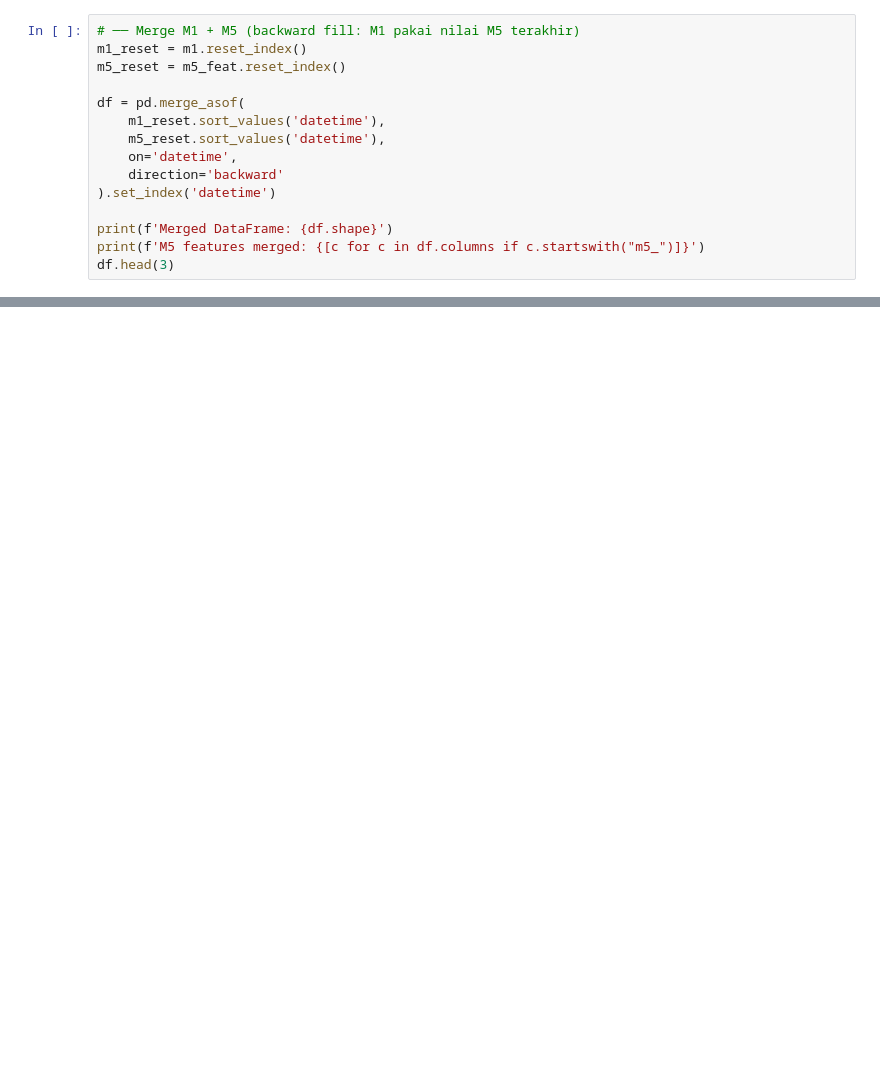
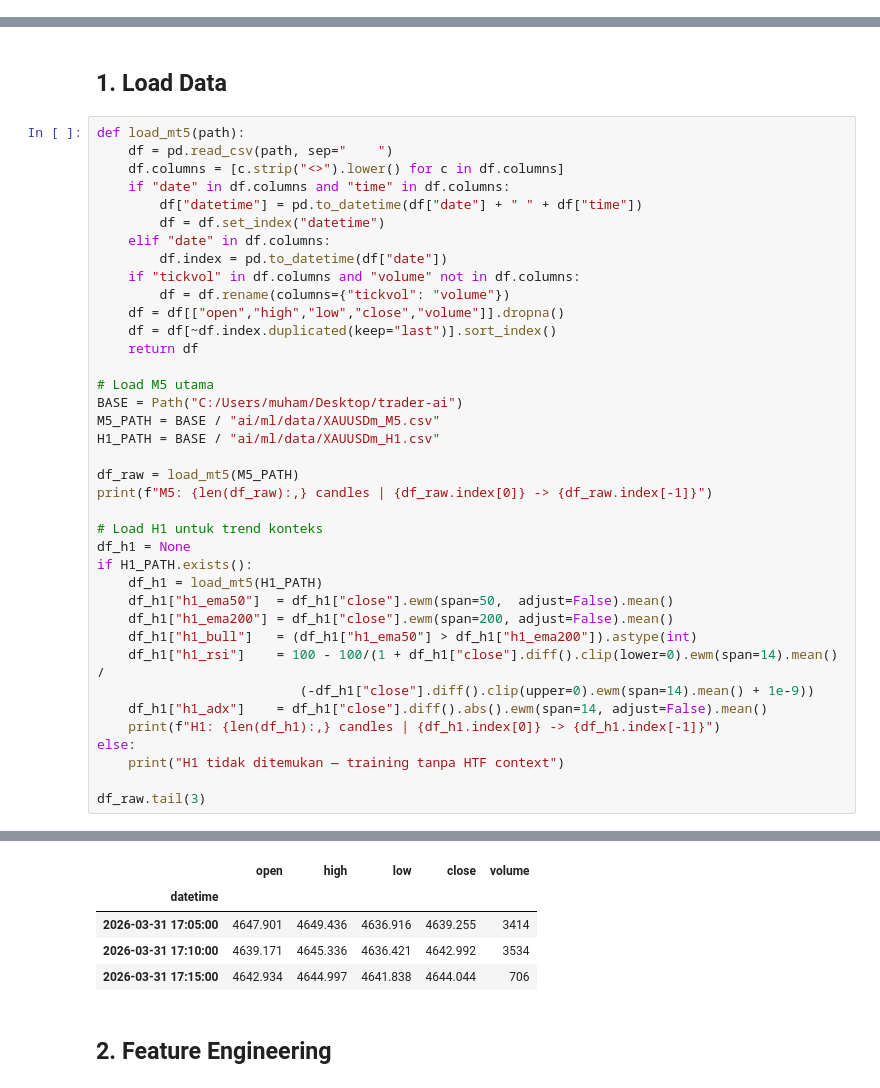
Before and after one commit to nabilhatami86/quant-trader-ai, a Jupyter notebook: ai/ml/notebooks/xauusd_scalping_ml.ipynb, the cells around one changed output, grey strips where cells are left out. Saved outputs shown, nothing was run; the diff lists cells and outputs as text; blank space fills up the shorter version.

```diff
--- a/ai/ml/notebooks/xauusd_scalping_ml.ipynb
+++ b/ai/ml/notebooks/xauusd_scalping_ml.ipynb
@@ -343,15 +0,0 @@ print(f'M5 features: {list(m5_feat.columns)}')
-# %%
-# ── Merge M1 + M5 (backward fill: M1 pakai nilai M5 terakhir)
-m1_reset = m1.reset_index()
-m5_reset = m5_feat.reset_index()
-
-df = pd.merge_asof(
-    m1_reset.sort_values('datetime'),
-    m5_reset.sort_values('datetime'),
-    on='datetime',
-    direction='backward'
-).set_index('datetime')
-
-print(f'Merged DataFrame: {df.shape}')
-print(f'M5 features merged: {[c for c in df.columns if c.startswith("m5_")]}')
-df.head(3)
@@ -1488,0 +51,41 @@ print('=' * 65)
+# %% [markdown]
+## 1. Load Data
+# %%
+def load_mt5(path):
+    df = pd.read_csv(path, sep="	")
+    df.columns = [c.strip("<>").lower() for c in df.columns]
+    if "date" in df.columns and "time" in df.columns:
+        df["datetime"] = pd.to_datetime(df["date"] + " " + df["time"])
+        df = df.set_index("datetime")
+    elif "date" in df.columns:
+        df.index = pd.to_datetime(df["date"])
+    if "tickvol" in df.columns and "volume" not in df.columns:
+        df = df.rename(columns={"tickvol": "volume"})
+    df = df[["open","high","low","close","volume"]].dropna()
+    df = df[~df.index.duplicated(keep="last")].sort_index()
+    return df
+
+# Load M5 utama
+BASE = Path("C:/Users/muham/Desktop/trader-ai")
+M5_PATH = BASE / "ai/ml/data/XAUUSDm_M5.csv"
+H1_PATH = BASE / "ai/ml/data/XAUUSDm_H1.csv"
+
+df_raw = load_mt5(M5_PATH)
+print(f"M5: {len(df_raw):,} candles | {df_raw.index[0]} -> {df_raw.index[-1]}")
+
+# Load H1 untuk trend konteks
+df_h1 = None
+if H1_PATH.exists():
+    df_h1 = load_mt5(H1_PATH)
+    df_h1["h1_ema50"]  = df_h1["close"].ewm(span=50,  adjust=False).mean()
+    df_h1["h1_ema200"] = df_h1["close"].ewm(span=200, adjust=False).mean()
+    df_h1["h1_bull"]   = (df_h1["h1_ema50"] > df_h1["h1_ema200"]).astype(int)
+    df_h1["h1_rsi"]    = 100 - 100/(1 + df_h1["close"].diff().clip(lower=0).ewm(span=14).mean() /
+                          (-df_h1["close"].diff().clip(upper=0).ewm(span=14).mean() + 1e-9))
+    df_h1["h1_adx"]    = df_h1["close"].diff().abs().ewm(span=14, adjust=False).mean()
+    print(f"H1: {len(df_h1):,} candles | {df_h1.index[0]} -> {df_h1.index[-1]}")
+else:
+    print("H1 tidak ditemukan — training tanpa HTF context")
+
+df_raw.tail(3)
+# %% [output]
@@ -1488,0 +94,7 @@ print('=' * 65)
+|  | open | high | low | close | volume |
+| datetime |  |  |  |  |  |
+| 2026-03-31 17:05:00 | 4647.901 | 4649.436 | 4636.916 | 4639.255 | 3414 |
+| 2026-03-31 17:10:00 | 4639.171 | 4645.336 | 4636.421 | 4642.992 | 3534 |
+| 2026-03-31 17:15:00 | 4642.934 | 4644.997 | 4641.838 | 4644.044 | 706 |
+# %% [markdown]
+## 2. Feature Engineering
```
Also changed, not shown: parts of 65 cells of this notebook, 30 other files.
